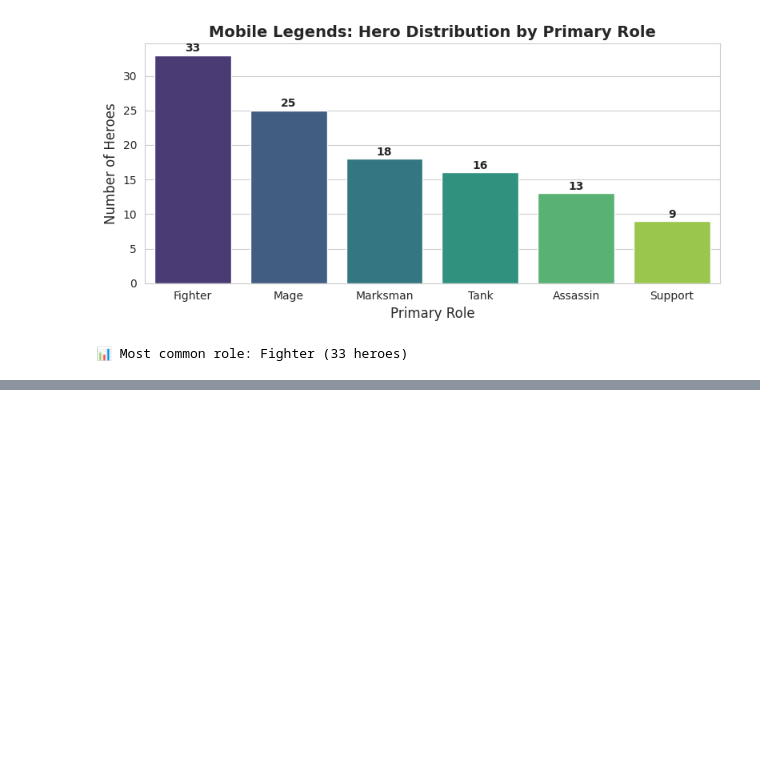
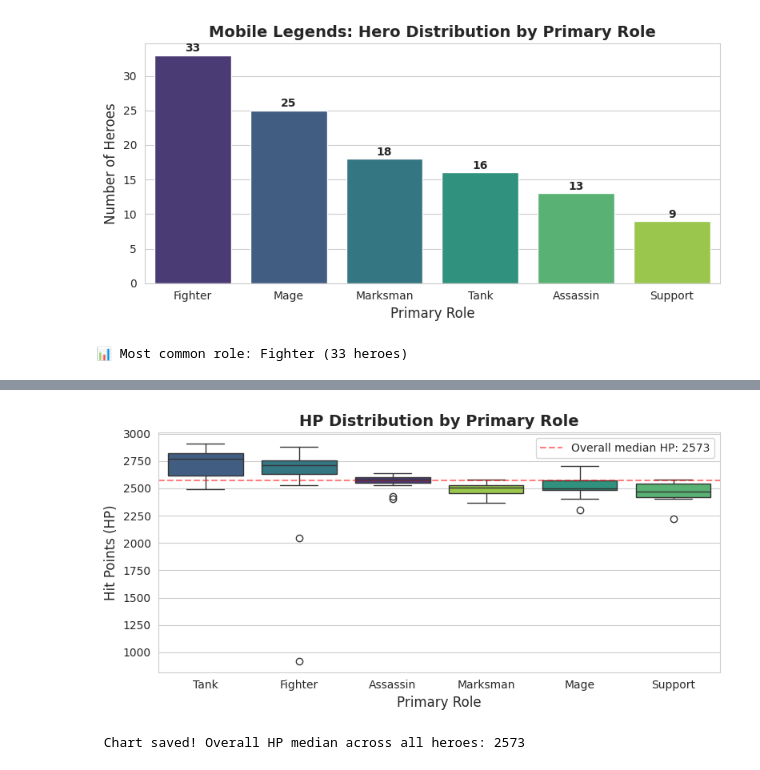
Before and after one commit to biju-ds/mobile-legends-data-analysis, a Jupyter notebook: 01_mobile_legends_eda.ipynb, the cells around one changed output, grey strips where cells are left out. Drawn from its saved outputs; the diff is of its cells as text; code cells hidden in the pictures; blank space fills up the shorter version.

Commit message:
Day 2: Added groupby analysis, correlation heatmap, win rate engineering

```diff
--- a/01_mobile_legends_eda.ipynb
+++ b/01_mobile_legends_eda.ipynb
@@ -186,0 +248,8 @@ Passing `palette` without assigning `hue` is deprecated and will be removed in v
+# %%
+# Drop the dead Mag_Damage column
+df = df.drop('Mag_Damage', axis=1)
+
+print(f"Mag_Damage dropped")
+print(f"Dataset now has {df.shape[1]} columns (was 18, now {df.shape[1]})")
+print("\nRemaining numeric columns:")
+print(df.select_dtypes(include='number').columns.tolist())
@@ -186,0 +272,30 @@ Passing `palette` without assigning `hue` is deprecated and will be removed in v
+# %%
+# Create a boxplot of HP across primary roles
+plt.figure(figsize=(8, 4))
+
+# Order roles by median HP (highest to lowest)
+role_order = df.groupby('Primary_Role')['Hp'].median().sort_values(ascending=False).index
+
+# Build the boxplot
+sns.boxplot(data=df, x='Primary_Role', y='Hp', order=role_order,
+            hue='Primary_Role', palette='viridis', legend=False)
+
+# Styling
+plt.title('HP Distribution by Primary Role', fontsize=14, fontweight='bold')
+plt.xlabel('Primary Role', fontsize=12)
+plt.ylabel('Hit Points (HP)', fontsize=12)
+
+# Add a horizontal line showing the overall median for context
+overall_median_hp = df['Hp'].median()
+plt.axhline(overall_median_hp, color='red', linestyle='--', alpha=0.5,
+            label=f'Overall median HP: {overall_median_hp:.0f}')
+plt.legend()
+
+plt.tight_layout()
+plt.savefig('hp_distribution_by_role.png', dpi=150, bbox_inches='tight')
+plt.show()
+
+print(f"\n Chart saved! Overall HP median across all heroes: {overall_median_hp:.0f}")
+# %% [output]
+[figure, added]
+ Chart saved! Overall HP median across all heroes: 2573
```
Also changed, not shown: parts of 20 cells of this notebook, 3 other files.
